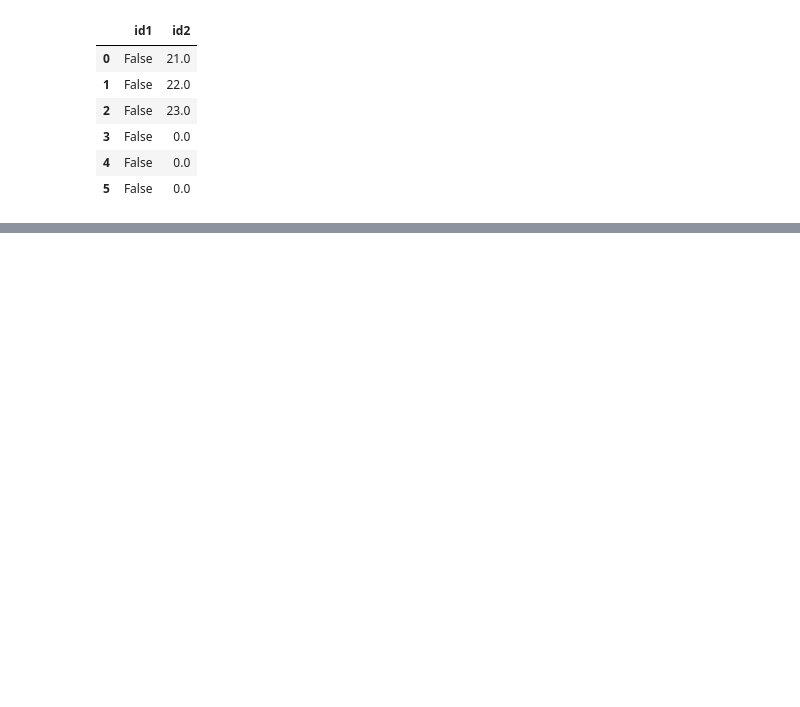
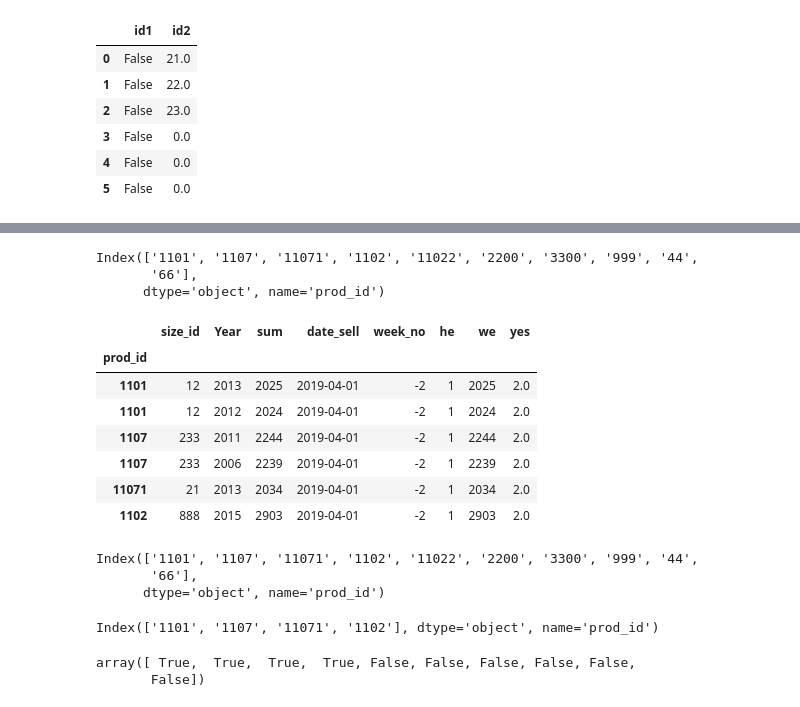
Before and after one commit to liujunnuist/readcode, a Jupyter notebook: learnPandas.ipynb, the cells around one changed output, grey strips where cells are left out. Saved outputs shown, nothing was run; the diff lists cells and outputs as text; code cells hidden in the pictures; blank space fills up the shorter version.

```diff
--- a/learnPandas.ipynb
+++ b/learnPandas.ipynb
@@ -2607,0 +2740,8 @@ d7
+# %%
+sale_copy.set_index(['prod_id'],inplace = True)
+# %%
+sale_copy.index.unique()
+# %% [output]
+Index(['1101', '1107', '11071', '1102', '11022', '2200', '3300', '999', '44',
+       '66'],
+      dtype='object', name='prod_id')
@@ -2607,0 +2750,13 @@ d7
+# %%
+sale_fuzhi = sale_copy[:6]
+# %%
+sale_fuzhi
+# %% [output]
+|  | size_id | Year | sum | date_sell | week_no | he | we | yes |
+| prod_id |  |  |  |  |  |  |  |  |
+| 1101 | 12 | 2013 | 2025 | 2019-04-01 | -2 | 1 | 2025 | 2.0 |
+| 1101 | 12 | 2012 | 2024 | 2019-04-01 | -2 | 1 | 2024 | 2.0 |
+| 1107 | 233 | 2011 | 2244 | 2019-04-01 | -2 | 1 | 2244 | 2.0 |
+| 1107 | 233 | 2006 | 2239 | 2019-04-01 | -2 | 1 | 2239 | 2.0 |
+| 11071 | 21 | 2013 | 2034 | 2019-04-01 | -2 | 1 | 2034 | 2.0 |
+| 1102 | 888 | 2015 | 2903 | 2019-04-01 | -2 | 1 | 2903 | 2.0 |
@@ -2607,0 +2765,10 @@ d7
+# %%
+index1
+# %% [output]
+Index(['1101', '1107', '11071', '1102', '11022', '2200', '3300', '999', '44',
+       '66'],
+      dtype='object', name='prod_id')
+# %%
+index2
+# %% [output]
+Index(['1101', '1107', '11071', '1102'], dtype='object', name='prod_id')
@@ -2607,0 +2777,5 @@ d7
+# %%
+locindex
+# %% [output]
+array([ True,  True,  True,  True, False, False, False, False, False,
+       False])
```
Also changed, not shown: parts of 22 cells of this notebook, 2 other files.
